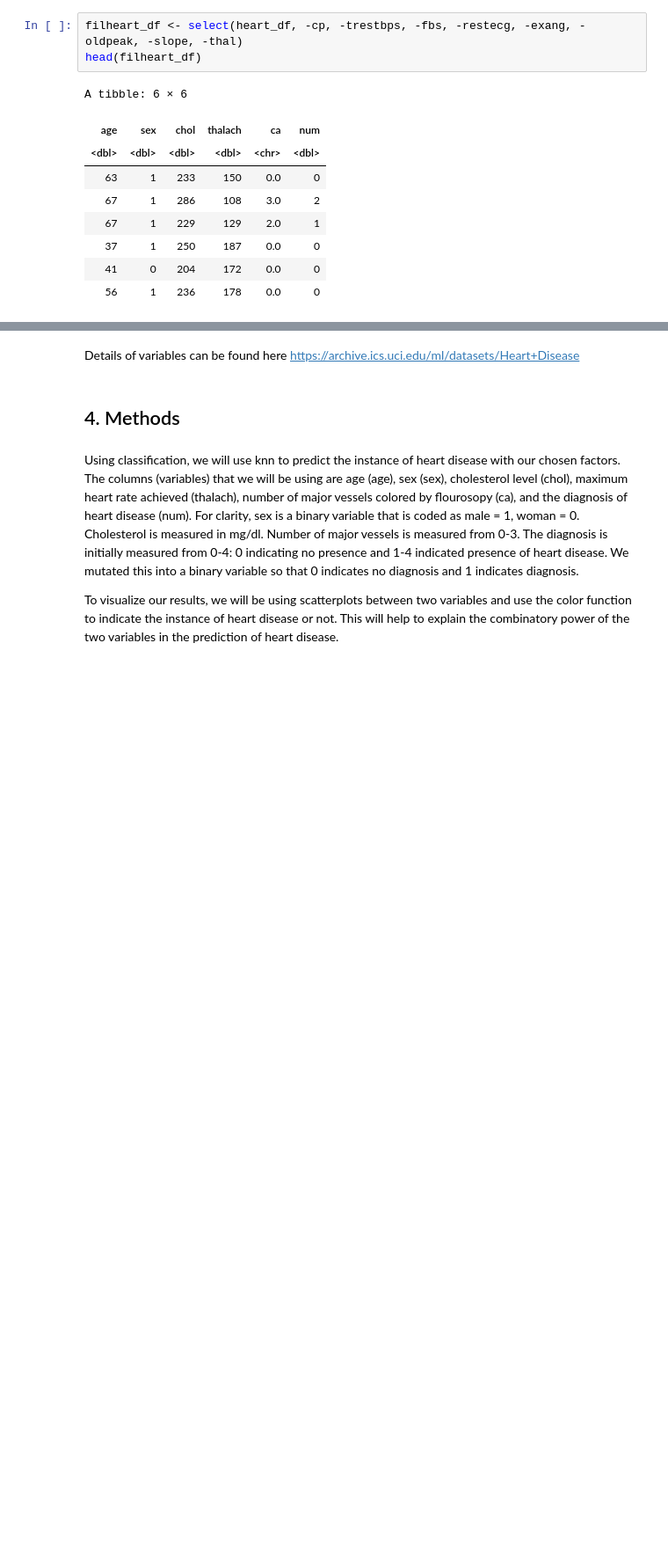
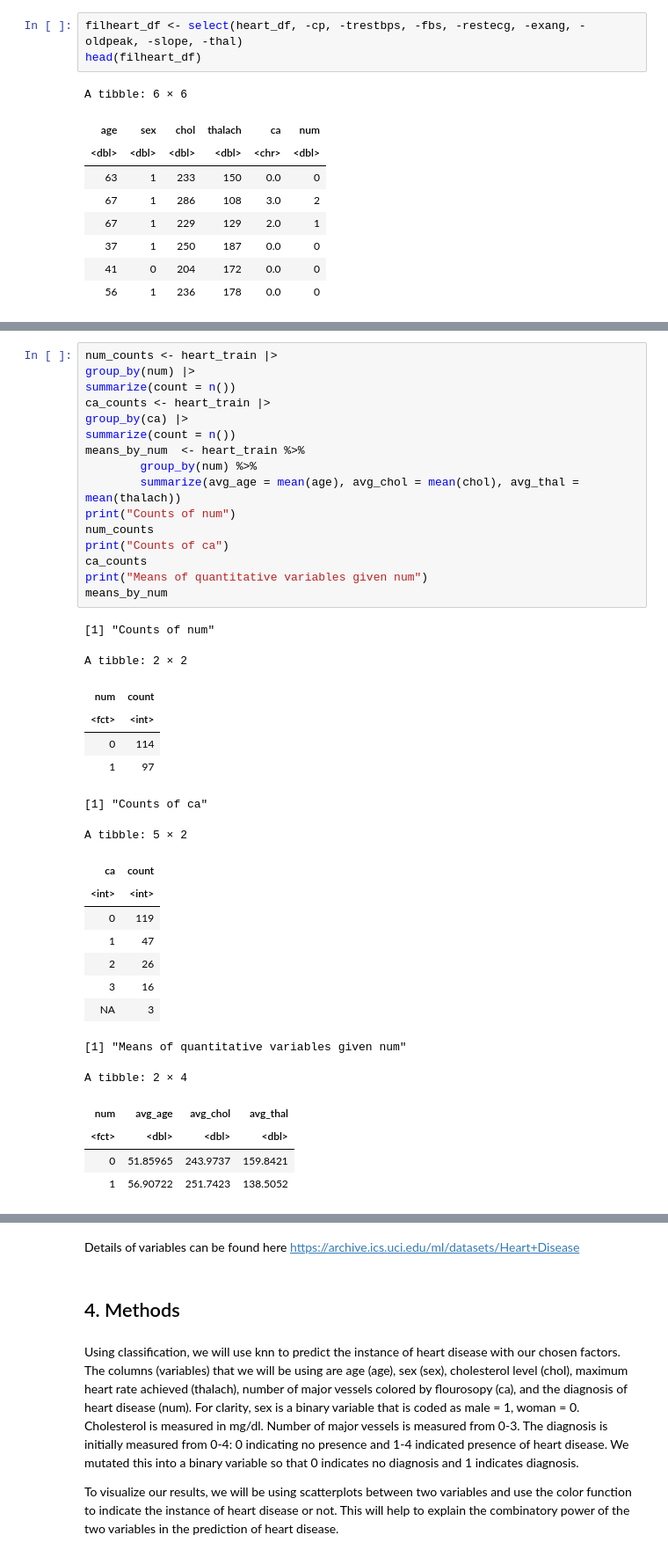
Before and after one commit to shivangibharani/GroupProject, a Jupyter notebook: heart_disease.ipynb, the cells around one changed output, grey strips where cells are left out. Shown at 88% size. Drawn from its saved outputs; the diff is of its cells as text; blank space fills up the shorter version.

```diff
--- a/heart_disease.ipynb
+++ b/heart_disease.ipynb
@@ -138 +156,39 @@ A tibble: 6 × 7
+# %%
+num_counts <- heart_train |>
+group_by(num) |>
+summarize(count = n())
+ca_counts <- heart_train |>
+group_by(ca) |>
+summarize(count = n())
+means_by_num  <- heart_train %>%
+        group_by(num) %>%
+        summarize(avg_age = mean(age), avg_chol = mean(chol), avg_thal = mean(thalach))
+print("Counts of num")
+num_counts
+print("Counts of ca")
+ca_counts
+print("Means of quantitative variables given num")
+means_by_num
+# %% [output]
+[1] "Counts of num"
+A tibble: 2 × 2
+| num | count |
+| <fct> | <int> |
+| 0 | 114 |
+| 1 | 97 |
+[1] "Counts of ca"
+A tibble: 5 × 2
+| ca | count |
+| <int> | <int> |
+| 0 | 119 |
+| 1 | 47 |
+| 2 | 26 |
+| 3 | 16 |
+| NA | 3 |
+[1] "Means of quantitative variables given num"
+A tibble: 2 × 4
+| num | avg_age | avg_chol | avg_thal |
+| <fct> | <dbl> | <dbl> | <dbl> |
+| 0 | 51.85965 | 243.9737 | 159.8421 |
+| 1 | 56.90722 | 251.7423 | 138.5052 |
 # %%
```
Also changed, not shown: parts of 12 cells of this notebook.
